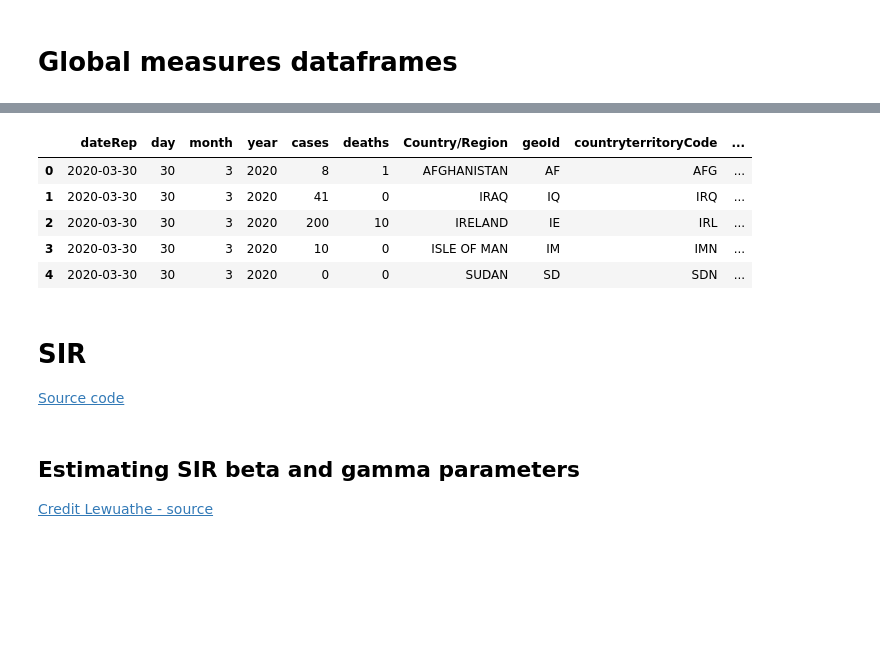
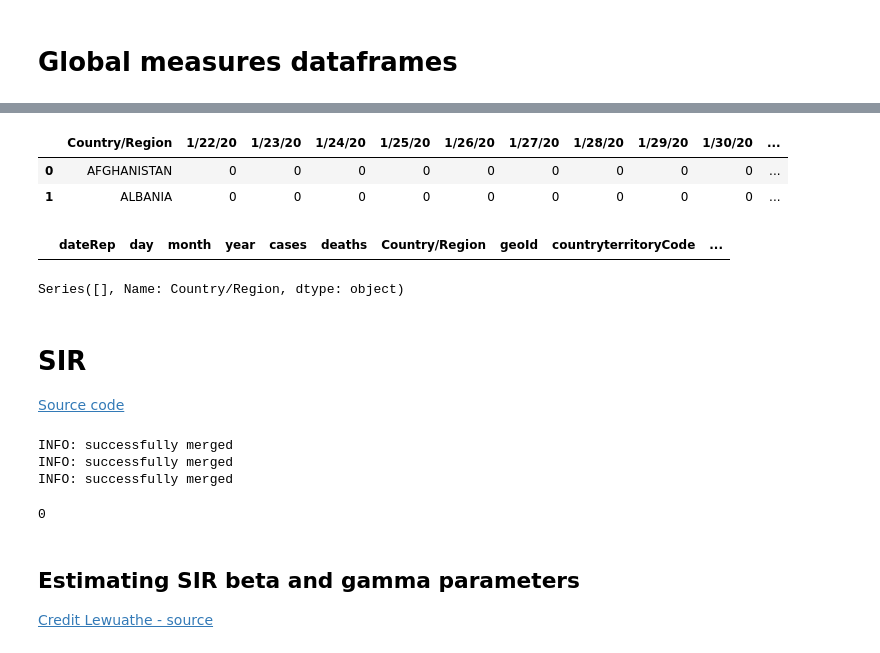
Before and after one commit to rafaelvalero/covid_forecast, a Jupyter notebook: notebooks/SIR.ipynb, the cells around one changed output, grey strips where cells are left out. Cells and saved outputs as stored; diff of their text form; code cells hidden in the pictures; blank space fills up the shorter version.

```diff
--- a/notebooks/SIR.ipynb
+++ b/notebooks/SIR.ipynb
@@ -29,10 +33,6 @@ pd.options.display.float_format = '{:,.3f}'.format
 export_dir = os.path.join(main_dir, "data", "raw"+os.sep)
 countries_fname = "countries.csv"
 print(main_dir+"\n"+export_dir)
-province_state_vname = "Province/State"
-country_region_vname = "Country/Region"
-susceptible_vname = "s_0"
-pop_df_vnames = [country_region_vname, susceptible_vname]
 # %% [output]
 D:\Users\gjnet\code_projects\covid_forecast
 D:\Users\gjnet\code_projects\covid_forecast\data\raw\
@@ -191,12 +181,6 @@ confirmed_global.head()
-# %%
-population_df = population_data.copy().rename(columns={"countriesAndTerritories": country_region_vname, "popData2018": susceptible_vname})
-population_df = population_df.sort_values("dateRep", ascending=False).reset_index(drop=True).drop_duplicates(country_region_vname)
-population_df[country_region_vname] = population_df[country_region_vname].pipe(dp.normalise_str)
-population_df.head()
-# %% [output]
-|  | dateRep | day | month | year | cases | deaths | Country/Region | geoId | countryterritoryCode | ... |
-| 0 | 2020-03-30 | 30 | 3 | 2020 | 8 | 1 | AFGHANISTAN | AF | AFG | ... |
-| 1 | 2020-03-30 | 30 | 3 | 2020 | 41 | 0 | IRAQ | IQ | IRQ | ... |
-| 2 | 2020-03-30 | 30 | 3 | 2020 | 200 | 10 | IRELAND | IE | IRL | ... |
-| 3 | 2020-03-30 | 30 | 3 | 2020 | 10 | 0 | ISLE OF MAN | IM | IMN | ... |
-| 4 | 2020-03-30 | 30 | 3 | 2020 | 0 | 0 | SUDAN | SD | SDN | ... |
+# %%
+country_lvl_df_dct["confirmed_global"].head(2)
+# %% [output]
+|  | Country/Region | 1/22/20 | 1/23/20 | 1/24/20 | 1/25/20 | 1/26/20 | 1/27/20 | 1/28/20 | 1/29/20 | 1/30/20 | ... |
+| 0 | AFGHANISTAN | 0 | 0 | 0 | 0 | 0 | 0 | 0 | 0 | 0 | ... |
+| 1 | ALBANIA | 0 | 0 | 0 | 0 | 0 | 0 | 0 | 0 | 0 | ... |
@@ -203,3 +206,11 @@ population_df.head()
+# %%
+population_df[population_df[s_0_vname].isna()]
+# %% [output]
+|  | dateRep | day | month | year | cases | deaths | Country/Region | geoId | countryterritoryCode | ... |
+# %%
+country_lvl_df_dct["confirmed_global"][country_region_vname][country_lvl_df_dct["confirmed_global"][country_region_vname].isna()]
+# %% [output]
+Series([], Name: Country/Region, dtype: object)
 # %%
 # Fill in missing province/state
 # # Start timer
@@ -286,6 +297,19 @@ population_df.head()
 # for spine in ('top', 'right', 'bottom', 'left'):
 #     ax.spines[spine].set_visible(False)
 # plt.show()
+# %%
+for df_name in country_lvl_df_dct.keys():
+    country_lvl_df_dct[df_name] = country_lvl_df_dct[df_name].pipe(dp.safe_merge_cols, population_df[[country_region_vname, s_0_vname]])
+    country_lvl_df_dct[df_name] = country_lvl_df_dct[df_name].sort_values(s_0_vname)
+    exec(df_name+" = country_lvl_df_dct['"+df_name+"']")  # creates a reference for friendly_names
+
+country_lvl_df_dct = dp.bulk_reduce_mem(country_lvl_df_dct)
+gc.collect()
+# %% [output]
+INFO: successfully merged
+INFO: successfully merged
+INFO: successfully merged
+0
 # %% [markdown]
 ## Estimating SIR beta and gamma parameters
 [Credit Lewuathe - source](https://github.com/Lewuathe/COVID19-SIR)
```
Also changed, not shown: parts of 9 cells of this notebook, 3 other files.
